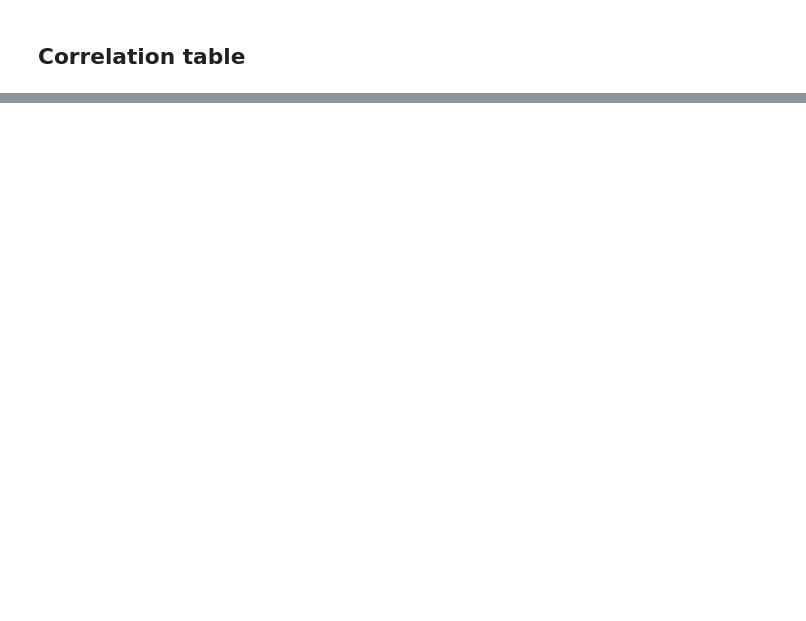
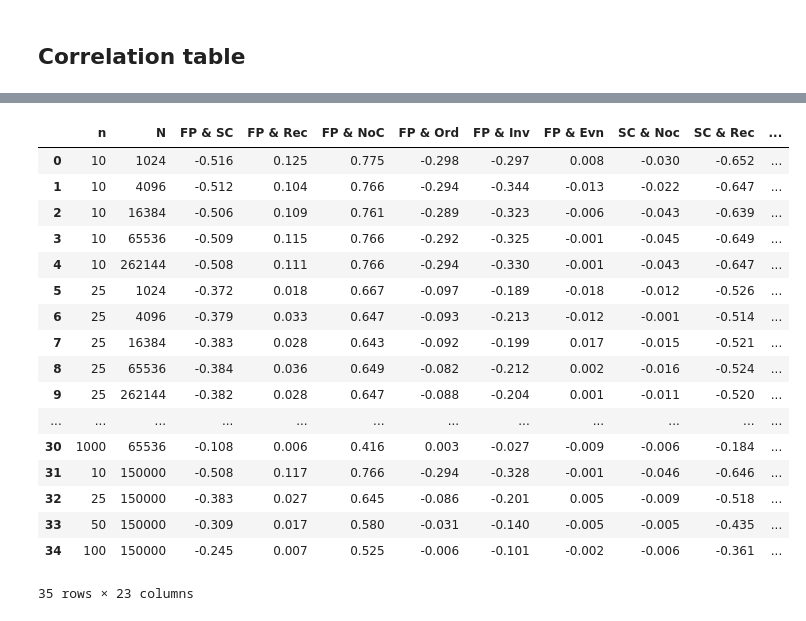
Before and after one commit to kirtsar/summerschool23_shift, a Jupyter notebook: code/summerschool_cryptography.ipynb, the cells around one changed output, grey strips where cells are left out. Drawn from its saved outputs; the diff is of its cells as text; code cells hidden in the pictures; blank space fills up the shorter version.

```diff
--- a/code/summerschool_cryptography.ipynb
+++ b/code/summerschool_cryptography.ipynb
@@ -479,0 +585,22 @@ KeyboardInterrupt:
+# %%
+corr_df = pd.read_csv("./corr.csv")
+corr_df
+# %% [output]
+|  | n | N | FP & SC | FP & Rec | FP & NoC | FP & Ord | FP & Inv | FP & Evn | SC & Noc | SC & Rec | ... |
+| 0 | 10 | 1024 | -0.516 | 0.125 | 0.775 | -0.298 | -0.297 | 0.008 | -0.030 | -0.652 | ... |
+| 1 | 10 | 4096 | -0.512 | 0.104 | 0.766 | -0.294 | -0.344 | -0.013 | -0.022 | -0.647 | ... |
+| 2 | 10 | 16384 | -0.506 | 0.109 | 0.761 | -0.289 | -0.323 | -0.006 | -0.043 | -0.639 | ... |
+| 3 | 10 | 65536 | -0.509 | 0.115 | 0.766 | -0.292 | -0.325 | -0.001 | -0.045 | -0.649 | ... |
+| 4 | 10 | 262144 | -0.508 | 0.111 | 0.766 | -0.294 | -0.330 | -0.001 | -0.043 | -0.647 | ... |
+| 5 | 25 | 1024 | -0.372 | 0.018 | 0.667 | -0.097 | -0.189 | -0.018 | -0.012 | -0.526 | ... |
+| 6 | 25 | 4096 | -0.379 | 0.033 | 0.647 | -0.093 | -0.213 | -0.012 | -0.001 | -0.514 | ... |
+| 7 | 25 | 16384 | -0.383 | 0.028 | 0.643 | -0.092 | -0.199 | 0.017 | -0.015 | -0.521 | ... |
+| 8 | 25 | 65536 | -0.384 | 0.036 | 0.649 | -0.082 | -0.212 | 0.002 | -0.016 | -0.524 | ... |
+| 9 | 25 | 262144 | -0.382 | 0.028 | 0.647 | -0.088 | -0.204 | 0.001 | -0.011 | -0.520 | ... |
+| ... | ... | ... | ... | ... | ... | ... | ... | ... | ... | ... | ... |
+| 30 | 1000 | 65536 | -0.108 | 0.006 | 0.416 | 0.003 | -0.027 | -0.009 | -0.006 | -0.184 | ... |
+| 31 | 10 | 150000 | -0.508 | 0.117 | 0.766 | -0.294 | -0.328 | -0.001 | -0.046 | -0.646 | ... |
+| 32 | 25 | 150000 | -0.383 | 0.027 | 0.645 | -0.086 | -0.201 | 0.005 | -0.009 | -0.518 | ... |
+| 33 | 50 | 150000 | -0.309 | 0.017 | 0.580 | -0.031 | -0.140 | -0.005 | -0.005 | -0.435 | ... |
+| 34 | 100 | 150000 | -0.245 | 0.007 | 0.525 | -0.006 | -0.101 | -0.002 | -0.006 | -0.361 | ... |
+35 rows × 23 columns
```
Also changed, not shown: parts of 24 cells of this notebook.
